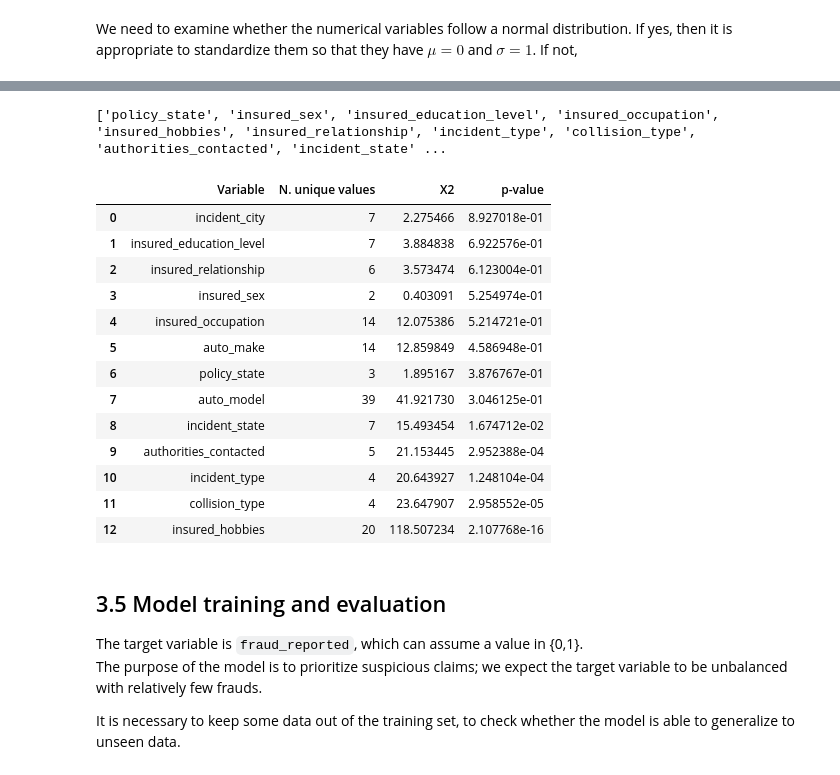
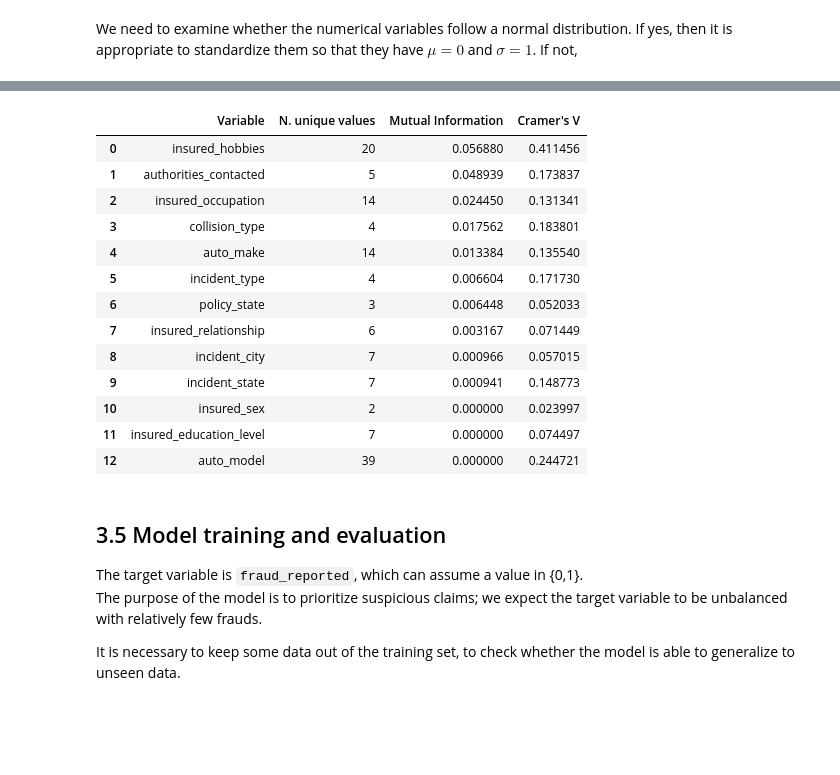
Before and after one commit to AndreaLK3/ClaimsChallenge, a Jupyter notebook: DataScientist_code-challenge.ipynb, the cells around one changed output, grey strips where cells are left out. Drawn from its saved outputs; the diff is of its cells as text; code cells hidden in the pictures; blank space fills up the shorter version.

```diff
--- a/DataScientist_code-challenge.ipynb
+++ b/DataScientist_code-challenge.ipynb
@@ -426,19 +415,6 @@ df
-# %%
-categorical_variables = []
-
-for c in df.columns:
-    if df[c].dtype == pd.CategoricalDtype:
-            categorical_variables.append(c)
-print(categorical_variables)
-# %% [output]
-['policy_state', 'insured_sex', 'insured_education_level', 'insured_occupation', 'insured_hobbies', 'insured_relationship', 'incident_type', 'collision_type', 'authorities_contacted', 'incident_state' ...
 # %%
-# Experimenting with Cramer's V
-
 def cramer_v(x, y):
-    # dataset = np.array([[7,12], [9,8]])
     dataset = pd.crosstab(index=x, columns=y)
-    # print(dataset)
     X2 = stats.chi2_contingency(dataset, correction=False)[0]
     N = len(x.index)
     minimum_dimension = min(dataset.shape)-1
@@ -447,37 +423,42 @@ def cramer_v(x, y):
     result = np.sqrt((X2/N) / minimum_dimension)
     return result
 
-def chisquare_test(x, y):
-    dataset = pd.crosstab(index=x, columns=y)
-    # print(dataset)
-    # Finding Chi-squared test statistic, sample size, and minimum of rows and columns
-    X2, p_val, dof, _ = stats.chi2_contingency(dataset, correction=False)
 
-    return X2, p_val
+labelenc = preprocessing.LabelEncoder()
+
+def mutual_info(x_str,y):
+    x = labelenc.fit_transform(x_str).reshape(-1, 1)
+    return feature_selection.mutual_info_classif(x, y)
 # %%
+categorical_variables = []
+for c in df.columns:
+    if df[c].dtype == pd.CategoricalDtype:
+            categorical_variables.append(c)
+
 lts = []
 for c in categorical_variables:
-        # u = cramer_v(df[c], df[y_name])
-        X2, p_val = chisquare_test(df[c], df[y_name])
-        lts.append((c, df[c].value_counts().count(), X2, p_val))
-lts = sorted(lts, key=lambda tpl: tpl[3], reverse=True)
-c_info_df = pd.DataFrame(lts, columns=["Variable", "N. unique values", "X2", "p-value"])
+        u = cramer_v(df[c], df[y_name])
+        # X2, p_val = chisquare_test(df[c], df[y_name])
+        mi = mutual_info(df[c], df[y_name])[0]
+        lts.append((c, df[c].value_counts().count(), mi, u))
+lts = sorted(lts, key=lambda tpl: tpl[2], reverse=True)
+c_info_df = pd.DataFrame(lts, columns=["Variable", "N. unique values", "Mutual Information",  "Cramer's V"])
 display(c_info_df)
 # %% [output]
-|  | Variable | N. unique values | X2 | p-value |
-| 0 | incident_city | 7 | 2.275466 | 8.927018e-01 |
-| 1 | insured_education_level | 7 | 3.884838 | 6.922576e-01 |
-| 2 | insured_relationship | 6 | 3.573474 | 6.123004e-01 |
-| 3 | insured_sex | 2 | 0.403091 | 5.254974e-01 |
-| 4 | insured_occupation | 14 | 12.075386 | 5.214721e-01 |
-| 5 | auto_make | 14 | 12.859849 | 4.586948e-01 |
-| 6 | policy_state | 3 | 1.895167 | 3.876767e-01 |
-| 7 | auto_model | 39 | 41.921730 | 3.046125e-01 |
-| 8 | incident_state | 7 | 15.493454 | 1.674712e-02 |
-| 9 | authorities_contacted | 5 | 21.153445 | 2.952388e-04 |
-| 10 | incident_type | 4 | 20.643927 | 1.248104e-04 |
-| 11 | collision_type | 4 | 23.647907 | 2.958552e-05 |
-| 12 | insured_hobbies | 20 | 118.507234 | 2.107768e-16 |
+|  | Variable | N. unique values | Mutual Information | Cramer's V |
+| 0 | insured_hobbies | 20 | 0.056880 | 0.411456 |
+| 1 | authorities_contacted | 5 | 0.048939 | 0.173837 |
+| 2 | insured_occupation | 14 | 0.024450 | 0.131341 |
+| 3 | collision_type | 4 | 0.017562 | 0.183801 |
+| 4 | auto_make | 14 | 0.013384 | 0.135540 |
+| 5 | incident_type | 4 | 0.006604 | 0.171730 |
+| 6 | policy_state | 3 | 0.006448 | 0.052033 |
+| 7 | insured_relationship | 6 | 0.003167 | 0.071449 |
+| 8 | incident_city | 7 | 0.000966 | 0.057015 |
+| 9 | incident_state | 7 | 0.000941 | 0.148773 |
+| 10 | insured_sex | 2 | 0.000000 | 0.023997 |
+| 11 | insured_education_level | 7 | 0.000000 | 0.074497 |
+| 12 | auto_model | 39 | 0.000000 | 0.244721 |
 # %%
 def filter_catvars():
     cat_variables_to_drop = []
```
Also changed, not shown: parts of 3 cells of this notebook.
